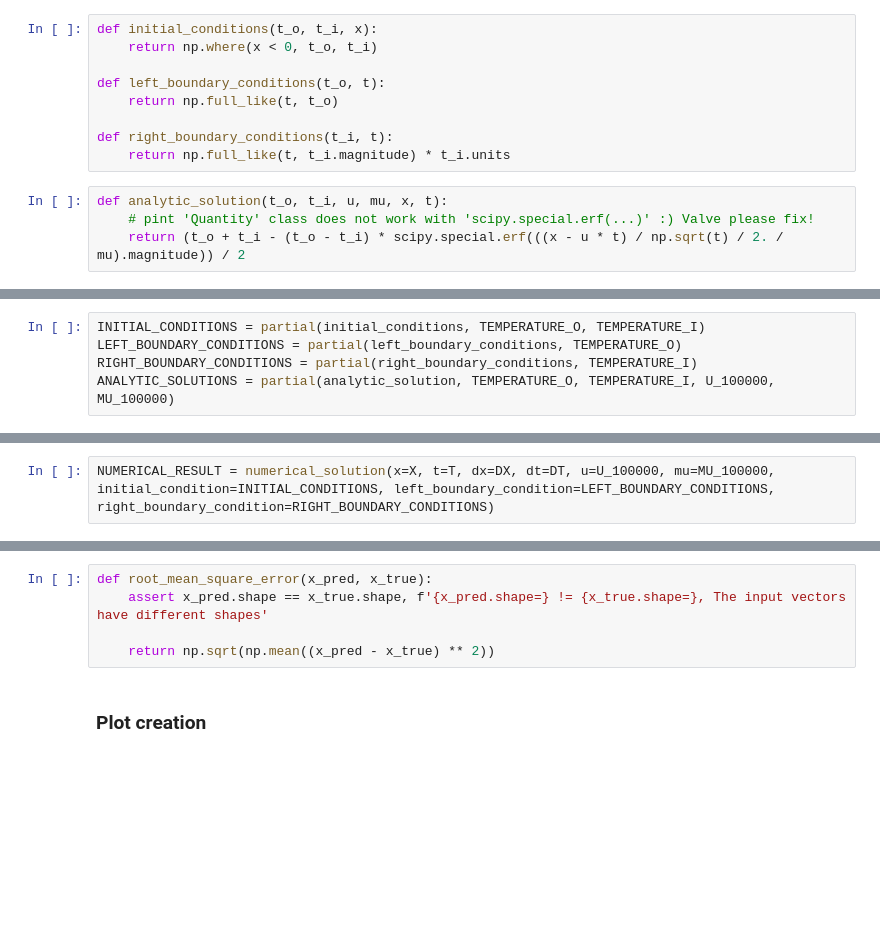
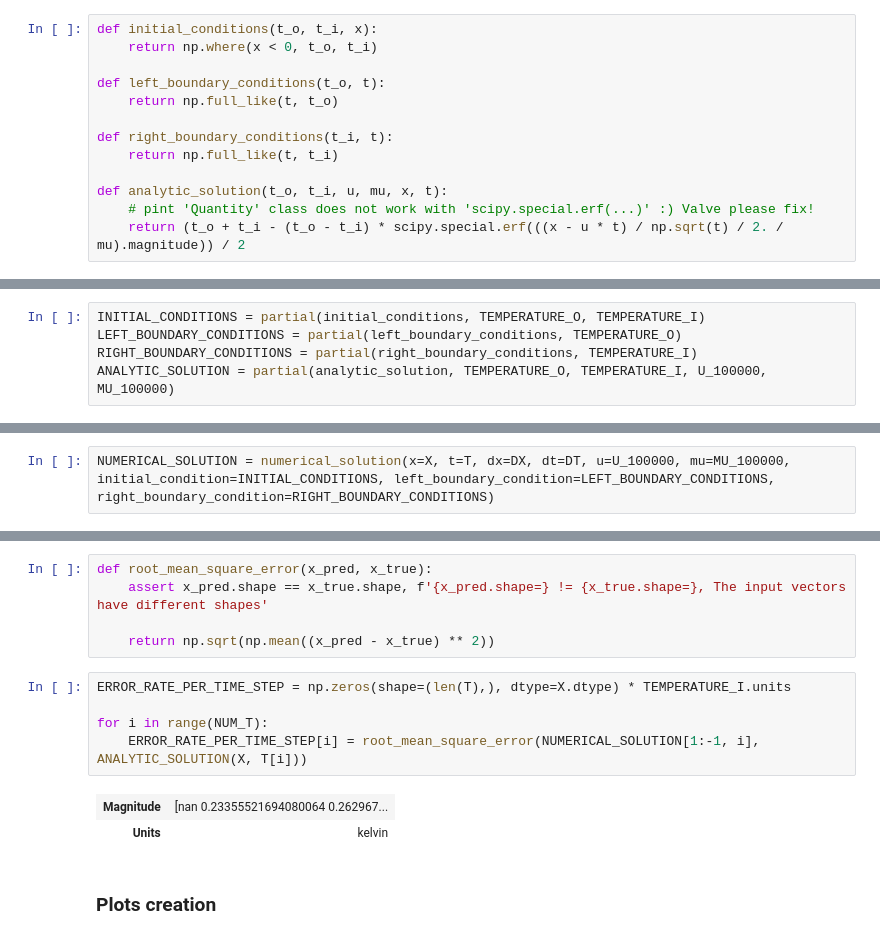
Before and after one commit to ForNeus57/modelling-of-physical-systems, a Jupyter notebook: labs/04/04.ipynb, the cells around one changed output, grey strips where cells are left out. Drawn from its saved outputs; the diff is of its cells as text; blank space fills up the shorter version.

```diff
--- a/labs/04/04.ipynb
+++ b/labs/04/04.ipynb
@@ -82,16 +80,16 @@ $$
 $$
 
 After that, I will implement the solution as Python functions.
-# %%
-def initial_conditions(t_o, t_i, x):
-    return np.where(x < 0, t_o, t_i)
-
-def left_boundary_conditions(t_o, t):
-    return np.full_like(t, t_o)
-
-def right_boundary_conditions(t_i, t):
-    return np.full_like(t, t_i.magnitude) * t_i.units
 # %%
+def initial_conditions(t_o, t_i, x):
+    return np.where(x < 0, t_o, t_i)
+
+def left_boundary_conditions(t_o, t):
+    return np.full_like(t, t_o)
+
+def right_boundary_conditions(t_i, t):
+    return np.full_like(t, t_i)
+
 def analytic_solution(t_o, t_i, u, mu, x, t):
     # pint 'Quantity' class does not work with 'scipy.special.erf(...)' :) Valve please fix!
     return (t_o + t_i - (t_o - t_i) * scipy.special.erf(((x - u * t) / np.sqrt(t) / 2. / mu).magnitude)) / 2
@@ -130,7 +125,7 @@ MU_100000
 INITIAL_CONDITIONS = partial(initial_conditions, TEMPERATURE_O, TEMPERATURE_I)
 LEFT_BOUNDARY_CONDITIONS = partial(left_boundary_conditions, TEMPERATURE_O)
 RIGHT_BOUNDARY_CONDITIONS = partial(right_boundary_conditions, TEMPERATURE_I)
-ANALYTIC_SOLUTIONS = partial(analytic_solution, TEMPERATURE_O, TEMPERATURE_I, U_100000, MU_100000)
+ANALYTIC_SOLUTION = partial(analytic_solution, TEMPERATURE_O, TEMPERATURE_I, U_100000, MU_100000)
 # %% [markdown]
 ### Numerical solution
 
@@ -205,4 +200,4 @@ def numerical_solution(x, t, dx, dt, u, mu, initial_condition, left_boundary_con
 
     return out
 # %%
-NUMERICAL_RESULT = numerical_solution(x=X, t=T, dx=DX, dt=DT, u=U_100000, mu=MU_100000, initial_condition=INITIAL_CONDITIONS, left_boundary_condition=LEFT_BOUNDARY_CONDITIONS, right_boundary_condition=RIGHT_BOUNDARY_CONDITIONS)
+NUMERICAL_SOLUTION = numerical_solution(x=X, t=T, dx=DX, dt=DT, u=U_100000, mu=MU_100000, initial_condition=INITIAL_CONDITIONS, left_boundary_condition=LEFT_BOUNDARY_CONDITIONS, right_boundary_condition=RIGHT_BOUNDARY_CONDITIONS)
@@ -234,5 +212,13 @@ def root_mean_square_error(x_pred, x_true):
     assert x_pred.shape == x_true.shape, f'{x_pred.shape=} != {x_true.shape=}, The input vectors have different shapes'
 
     return np.sqrt(np.mean((x_pred - x_true) ** 2))
+# %%
+ERROR_RATE_PER_TIME_STEP = np.zeros(shape=(len(T),), dtype=X.dtype) * TEMPERATURE_I.units
+
+for i in range(NUM_T):
+    ERROR_RATE_PER_TIME_STEP[i] = root_mean_square_error(NUMERICAL_SOLUTION[1:-1, i], ANALYTIC_SOLUTION(X, T[i]))
+# %% [output]
+| Magnitude | [nan 0.23355521694080064 0.262967... |
+| Units | kelvin |
 # %% [markdown]
-### Plot creation
+### Plots creation
```
Also changed, not shown: parts of 8 cells of this notebook.
